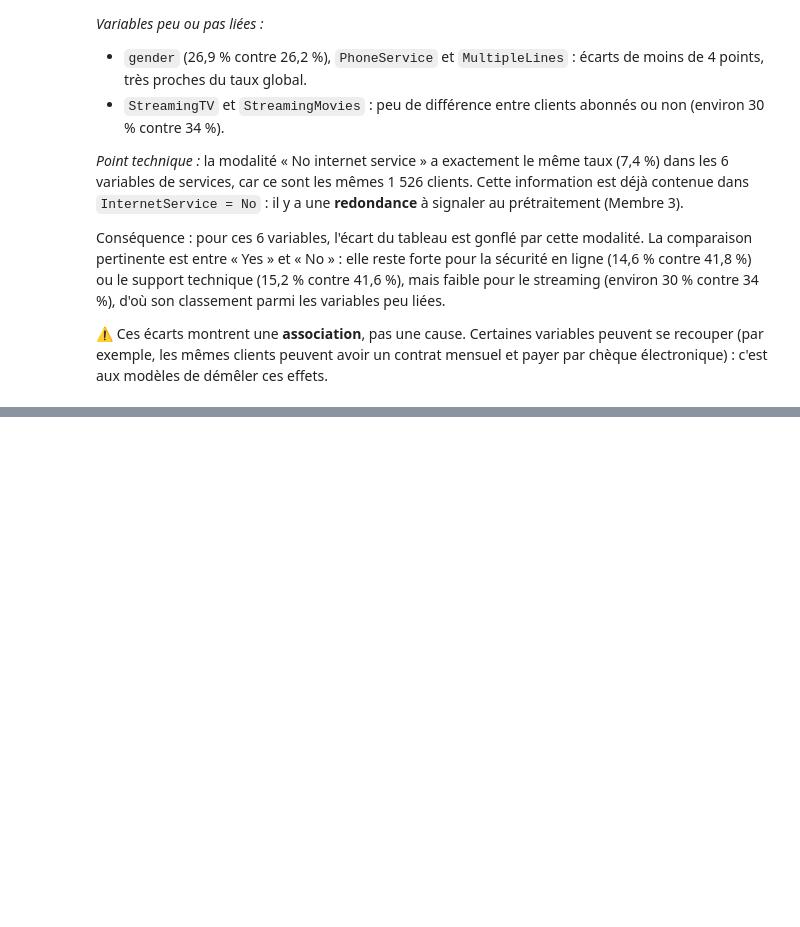
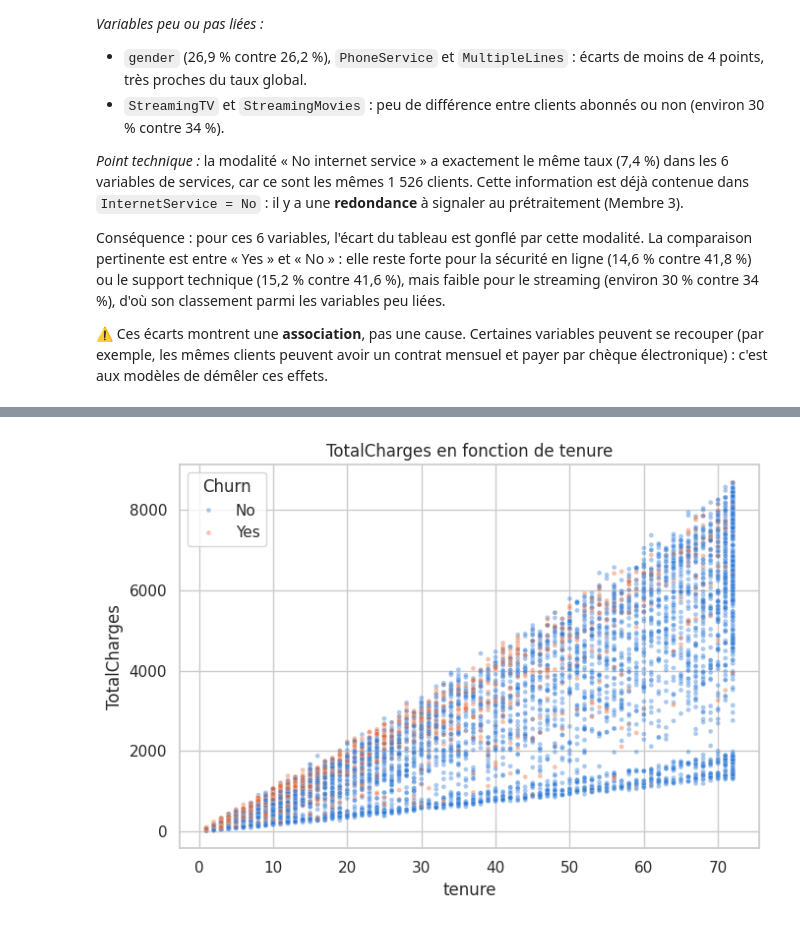
Before and after one commit to massamba0809/churn-prediction-ml, a Jupyter notebook: notebooks/02_eda.ipynb, the cells around one changed output, grey strips where cells are left out. Drawn from its saved outputs; the diff is of its cells as text; code cells hidden in the pictures; blank space fills up the shorter version.

```diff
--- a/notebooks/02_eda.ipynb
+++ b/notebooks/02_eda.ipynb
@@ -293,0 +322,10 @@ payer par chèque électronique) : c'est aux modèles de démêler ces effets.
+# %%
+fig, ax = plt.subplots(figsize=(7, 5))
+sns.scatterplot(data=eda, x="tenure", y="TotalCharges", hue="Churn",
+                palette=COULEURS, alpha=0.4, s=12, ax=ax)
+ax.set_title("TotalCharges en fonction de tenure")
+plt.tight_layout()
+plt.savefig(DOSSIER_FIGURES / "eda_tenure_vs_totalcharges.png", dpi=150)
+plt.show()
+# %% [output]
+[figure, added]
```
Also changed, not shown: parts of 7 cells of this notebook.
